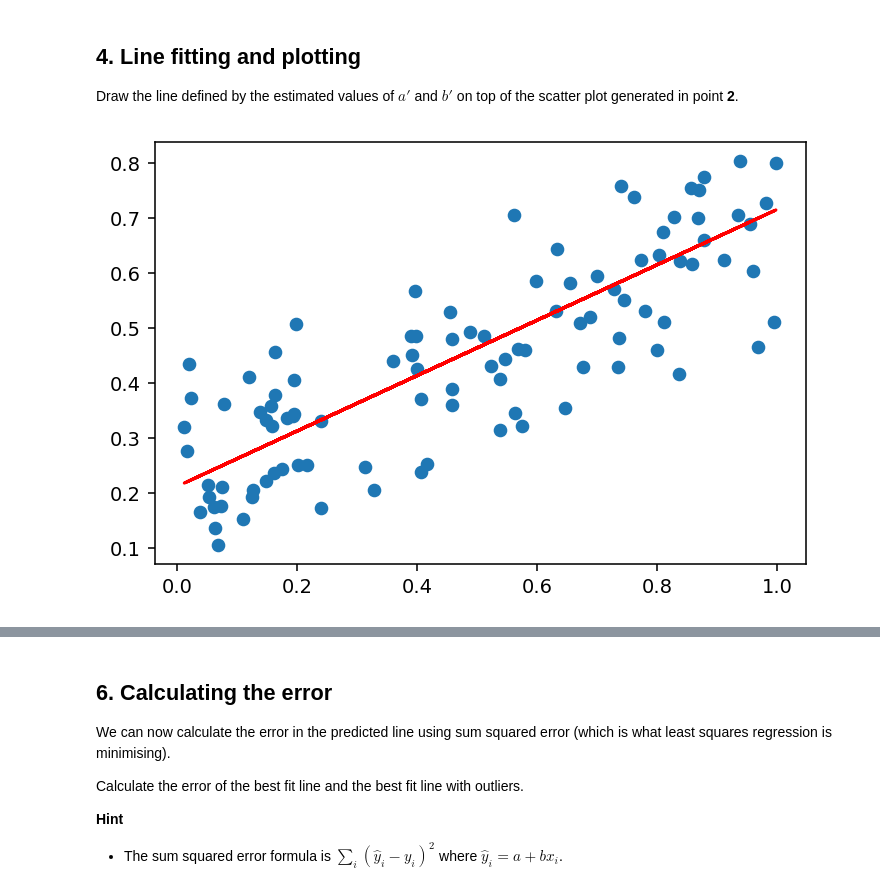
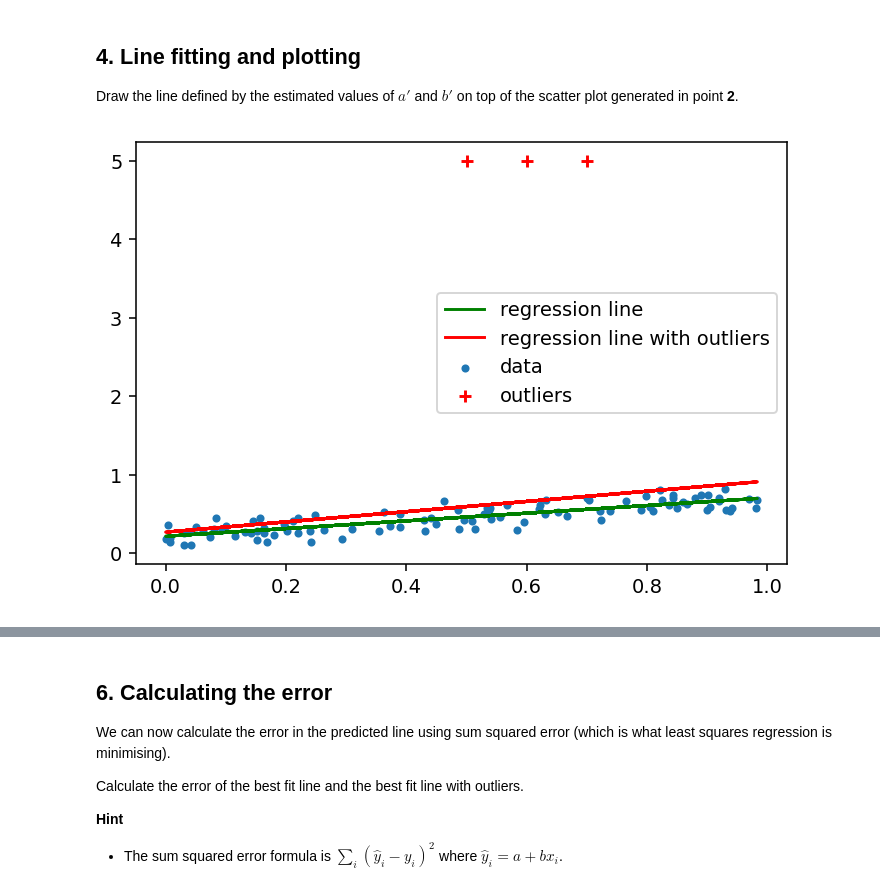
Before and after one commit to JonathanMarriott/COMS20011_2020, a Jupyter notebook: labs/lab_3/labsheet3.ipynb, the cells around one changed output, grey strips where cells are left out. Cells and saved outputs as stored; diff of their text form; code cells hidden in the pictures.

```diff
--- a/labs/lab_3/labsheet3.ipynb
+++ b/labs/lab_3/labsheet3.ipynb
@@ -112,14 +112,22 @@ ans: due to the random noise added
 ## 4. Line fitting and plotting
 
 Draw the line defined by the estimated values of $a'$ and $b'$ on top of the scatter plot generated in point **2**.
-# %%
-# write your code here
-fig, ax = plt.subplots()
-ax.scatter(x,y)
-ax.plot(x,b*x + a, color='red')
-plt.show()
-# %% [output]
-[figure, removed]
+# %%
+# write your code here
+fig, ax = plt.subplots()
+ax.scatter(x,y,s=10,label='data')
+outliers = np.array([[0.5,5],[0.6,5],[0.7,5]])
+ax.scatter(outliers[:,0],outliers[:,1],marker='+',c='red',label='outliers')
+ax.plot(x,b*x + a, color='green',label='regression line')
+x_2 = np.append(x,[[0.5],[0.6],[0.7]],axis=0)
+y_2 = np.append(y,[[5],[5],[5]],axis=0)
+
+a_2, b_2 = LeastSquares(x_2, y_2)
+ax.plot(x,b_2*x + a_2, color='red',label='regression line with outliers')
+ax.legend(loc='best')
+plt.show()
+# %% [output]
+[figure, added]
 # %% [markdown]
 ## 5. Outliers
 
```
Also changed, not shown: parts of 9 cells of this notebook.
